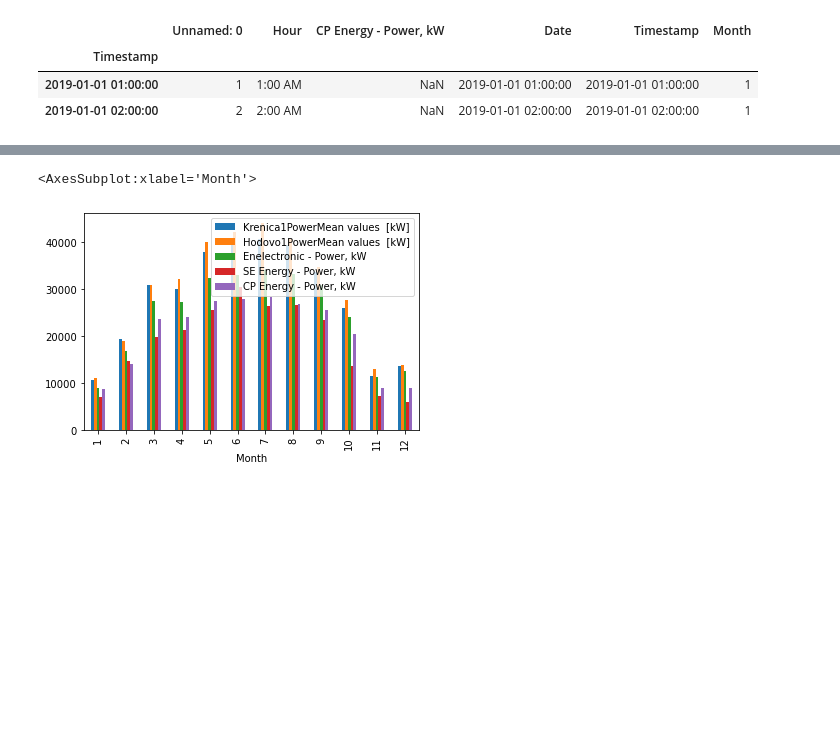
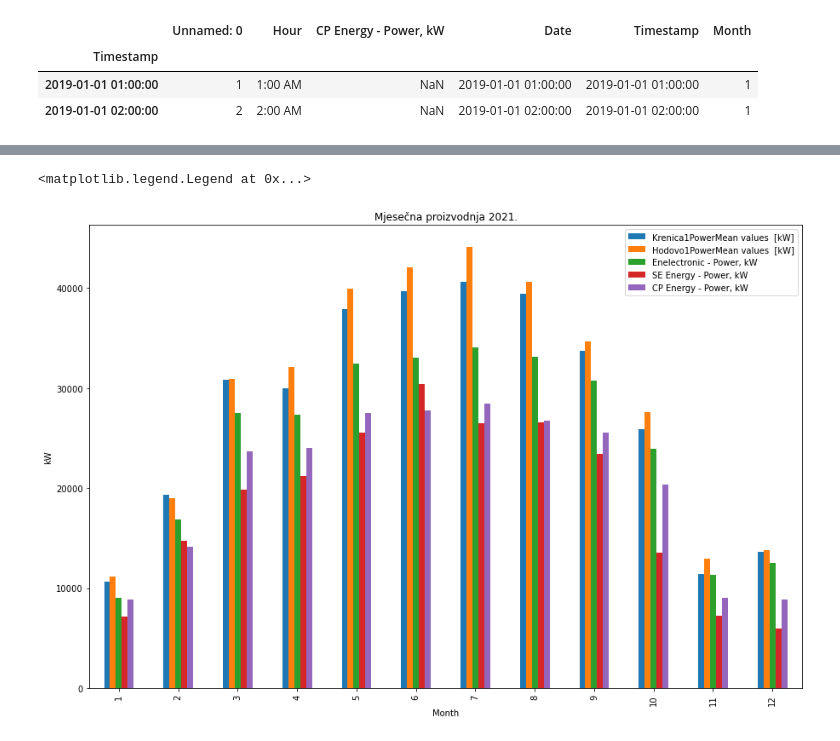
Before and after one commit to ehlimana/Electricity-analysis, a Jupyter notebook: Solar1.ipynb, the cells around one changed output, grey strips where cells are left out. Saved outputs shown, nothing was run; the diff lists cells and outputs as text; code cells hidden in the pictures; blank space fills up the shorter version.

```diff
--- a/Solar1.ipynb
+++ b/Solar1.ipynb
@@ -520,3 +783,4 @@ fileSE_2020=fileSE_2020.drop(["Unnamed: 4"],axis=1)
 # %%
-fileSE_2021=fileSE_2020.drop([['Unnamed: 4',
-       'Unnamed: 5', 'Unnamed: 6', 'Unnamed: 7', 'Unnamed: 8']],axis=1)
+#fileSE_2021=fileSE_2020.drop([['Unnamed: 4',
+      # 'Unnamed: 5', 'Unnamed: 6', 'Unnamed: 7', 'Unnamed: 8']],axis=1)
+    #potrebni u zavisnosti od verzije Excela jer se nekad preuzmu neke prazne kolone
@@ -551,3 +812,0 @@ Index(['Unnamed: 0', 0, 1, 'Date', 'Timestamp'], dtype='object')
-# %%
-fileSE_2021=fileSE_2021.drop(['Unnamed: 4',
-       'Unnamed: 5', 'Unnamed: 6', 'Unnamed: 7', 'Unnamed: 8',  ],axis=1)
@@ -698,5 +995,8 @@ file_total_2020.groupby("Month")[['Krenica1PowerMean values  [kW]','Hodovo1Power
 # %%
-file_total_2021.groupby("Month")[['Krenica1PowerMean values  [kW]','Hodovo1PowerMean values  [kW]','Enelectronic - Power, kW',"SE Energy - Power, kW","CP Energy - Power, kW"]].sum().plot(kind="bar")
+file_total_2021.groupby("Month")[['Krenica1PowerMean values  [kW]','Hodovo1PowerMean values  [kW]','Enelectronic - Power, kW',"SE Energy - Power, kW","CP Energy - Power, kW"]].sum().plot(kind="bar",figsize=(15,10))
+plt.ylabel("kW")
+plt.title("Mjesečna proizvodnja 2021.")
+plt.legend()
 # %% [output]
-<AxesSubplot:xlabel='Month'>
+<matplotlib.legend.Legend at 0x...>
-[figure, old version]
+[figure, new version]
```
Also changed, not shown: parts of 49 cells of this notebook.
